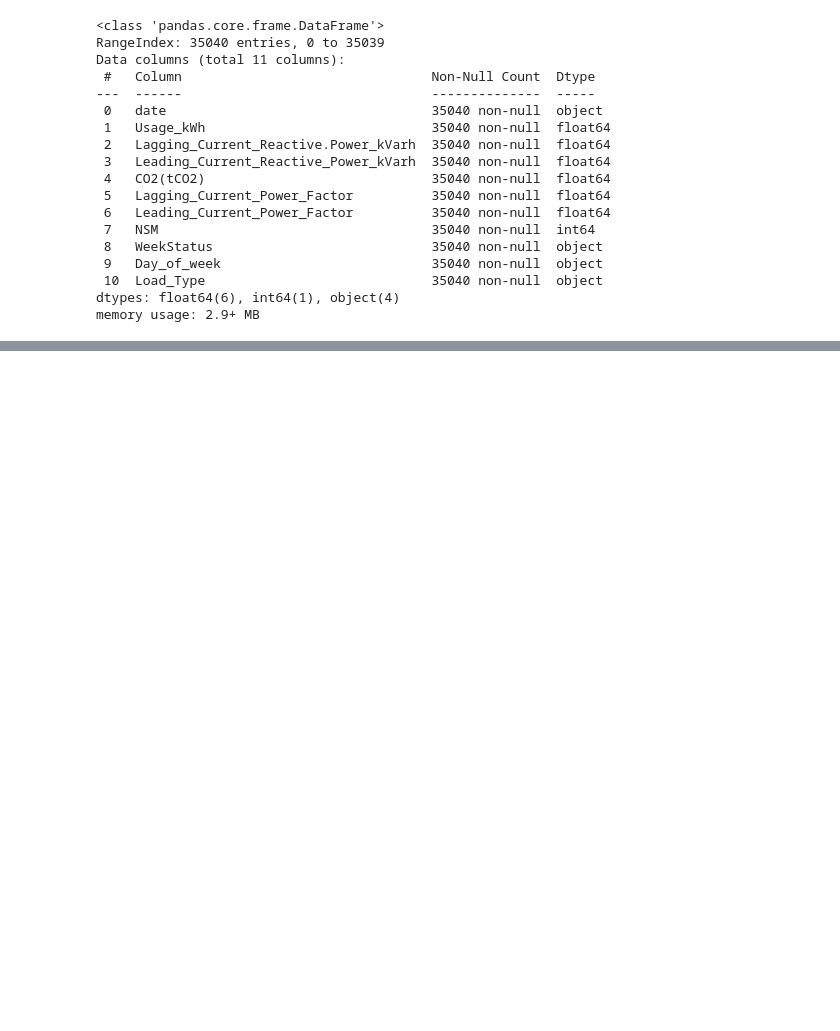
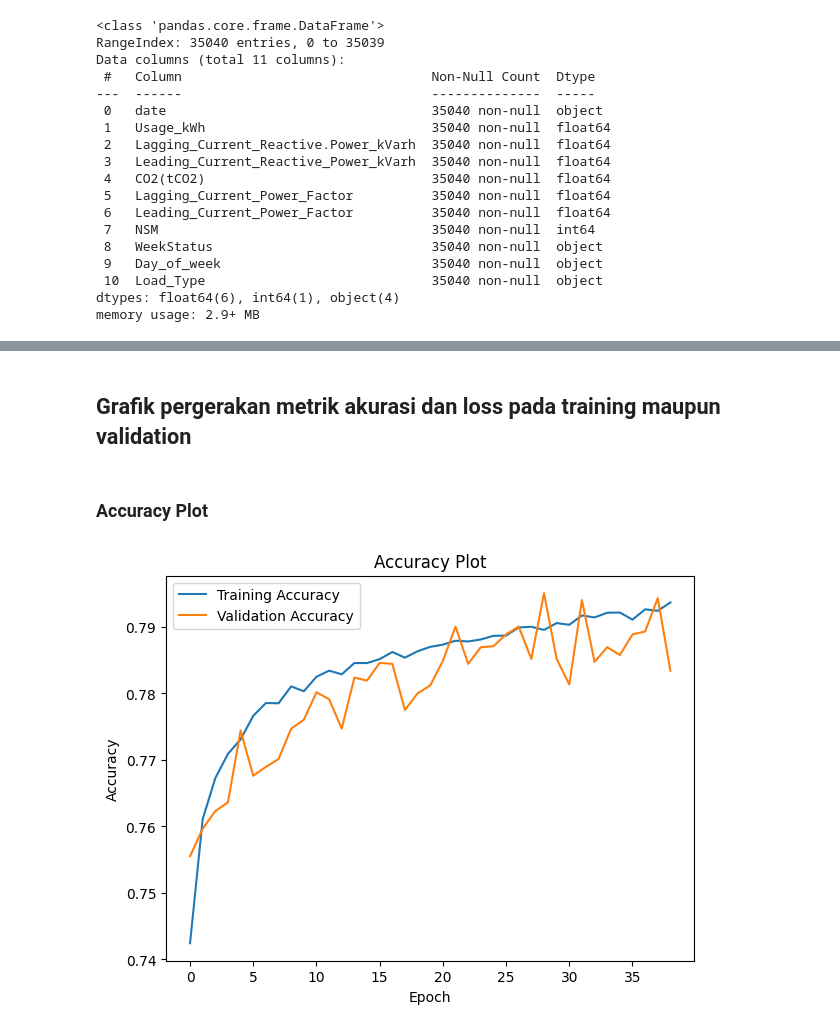
Before and after one commit to MaulanaASetiawan/Praktikum_KB, a Jupyter notebook: Posttest_KB_6/Steel_Industry.ipynb, the cells around one changed output, grey strips where cells are left out. Saved outputs shown, nothing was run; the diff lists cells and outputs as text; code cells hidden in the pictures; blank space fills up the shorter version.

```diff
--- a/Posttest_KB_6/Steel_Industry.ipynb
+++ b/Posttest_KB_6/Steel_Industry.ipynb
@@ -52,0 +57,8 @@ X_train.shape
+# %%
+ms = MinMaxScaler()
+X_train = ms.fit_transform(X_train)
+X_test = ms.transform(X_test)
+
+le = LabelEncoder()
+y_train = le.fit_transform(y_train)
+y_test = le.transform(y_test)
@@ -53,9 +73,8 @@ X_train.shape
 # %%
-model = tf.keras.models.Sequential([
-    tf.keras.layers.Dense(16, activation='relu', input_dim = 7),
-    tf.keras.layers.Dense(32, activation='relu'),
-    tf.keras.layers.Dense(1, activation='sigmoid')
-])
+    model = Sequential()
+    model.add(Dense(16, activation='relu', input_shape=(X_train.shape[1],)))
+    model.add(Dense(32, activation='relu'))
+    model.add(Dense(1, activation='sigmoid'))
 # %%
 model.summary()
 # %% [output]
@@ -84,9 +105,3 @@ model.compile(
     loss='binary_crossentropy',
     metrics=['accuracy']
 )
-# %%
-model.fit(
-    x=X_train,
-    y=y_train,
-    epochs=100,
-)
@@ -98,0 +110,12 @@ Detected at node binary_crossentropy/Cast defined at (most recent call last):
+# %%
+monitor_callback = EarlyStopping(monitor='val_accuracy', patience=10)
+
+history = model.fit(
+    x = X_train,
+    y = y_train,
+    epochs = 100,
+    batch_size = 16,
+    verbose = 1,
+    validation_data = (X_test, y_test),
+    callbacks = [monitor_callback]
+)
@@ -98,0 +147,16 @@ Detected at node binary_crossentropy/Cast defined at (most recent call last):
+# %% [markdown]
+## **Grafik pergerakan metrik akurasi dan loss  pada training maupun validation**
+# %% [markdown]
+### Accuracy Plot
+# %%
+plt.figure(figsize=(15, 5))
+plt.subplot(1, 2, 1)
+plt.plot(history.history['accuracy'], label='Training Accuracy')
+plt.plot(history.history['val_accuracy'], label='Validation Accuracy')
+plt.title('Accuracy Plot')
+plt.xlabel('Epoch')
+plt.ylabel('Accuracy')
+plt.legend()
+plt.show()
+# %% [output]
+[figure, added]
```
Also changed, not shown: parts of 23 cells of this notebook.
